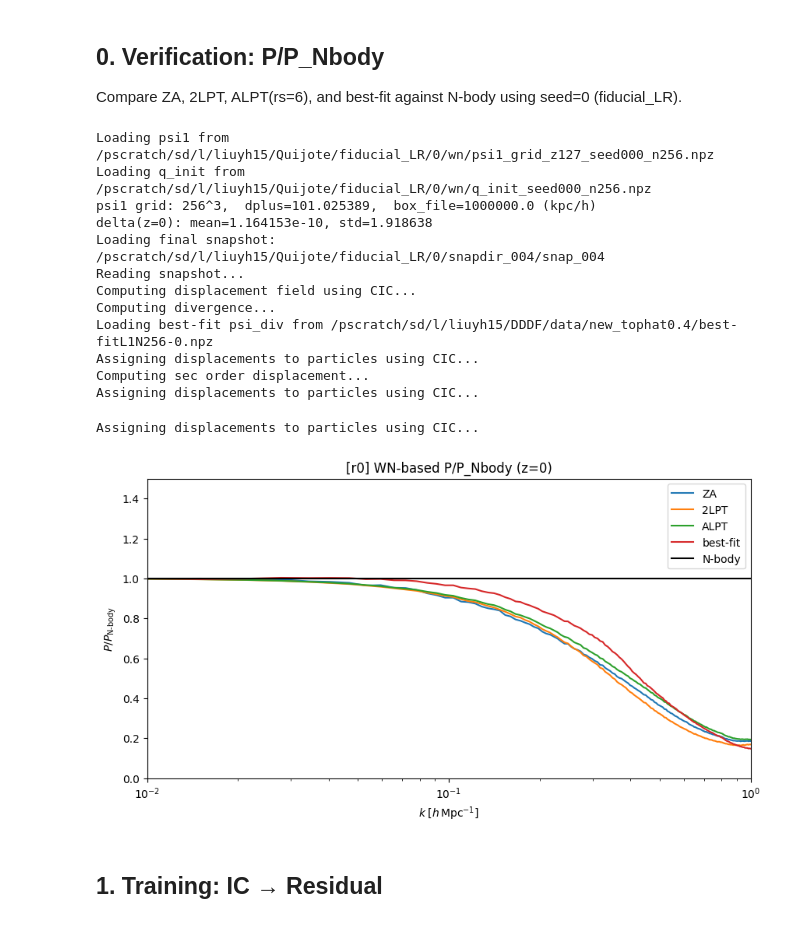
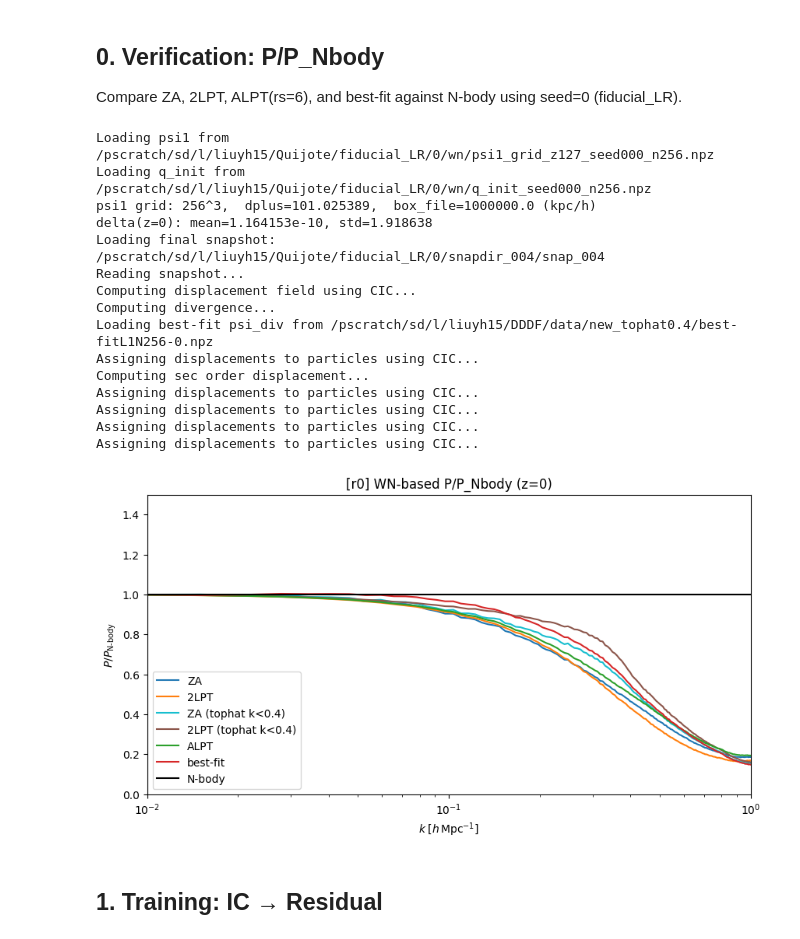
Before and after one commit to davidliuyh/DDDF, a Jupyter notebook: src/new_ic2residual.ipynb, the cells around one changed output. Saved outputs shown, nothing was run; the diff lists cells and outputs as text; code cells hidden in the pictures.

Commit message:
add ZA/2LPT tophat 0.4 tests

```diff
--- a/src/new_ic2residual.ipynb
+++ b/src/new_ic2residual.ipynb
@@ -99,46 +99,58 @@ psi_div_2  = dl.div_psi_2(init_delta, veck_main)
 psi_div_2LPT = psi_div_ZA + psi_div_2
 delta_2LPT = psi_div_to_delta(psi_div_2LPT, dl, q_init, veck_main, N_p, boxsize, MAS)
 
+# Low-pass top-hat filter in k-space on ∇·Ψ, then reconstruct with the same pipeline
+k_cut = 0.4
+k_filter = dl.k_tophat_filter(0.0, k_cut, veck_main)
+
+psi_div_ZA_th = dl.kx2x_convolve(k_filter, psi_div_ZA)
+delta_ZA_th   = psi_div_to_delta(psi_div_ZA_th, dl, q_init, veck_main, N_p, boxsize, MAS)
+
+psi_div_2LPT_th = dl.kx2x_convolve(k_filter, psi_div_2LPT)
+delta_2LPT_th   = psi_div_to_delta(psi_div_2LPT_th, dl, q_init, veck_main, N_p, boxsize, MAS)
+
 # ALPT (augmented LPT)
 LPT2_disp = dl.disp_from_psi_div(psi_div_2LPT, veck_main, N_p)
 psi_div_ALPT = dl.div_ALPT(LPT2_disp, veck_main, rs=6, delta1=init_delta)
 delta_ALPT = psi_div_to_delta(psi_div_ALPT, dl, q_init, veck_main, N_p, boxsize, MAS)
 
 # ── P/P_Nbody comparison ──────────────────────────────────────────────────
-labels = ['ZA', '2LPT', 'ALPT', 'best-fit', 'N-body']
-deltas = [delta_ZA, delta_2LPT, delta_ALPT, bf_delta, tgt_delta]
-colors = ['tab:blue', 'tab:orange', 'tab:green', 'tab:red', 'k']
+labels = ['ZA', '2LPT', 'ZA (tophat k<0.4)', '2LPT (tophat k<0.4)', 'ALPT', 'best-fit', 'N-body']
+deltas = [delta_ZA, delta_2LPT, delta_ZA_th, delta_2LPT_th, delta_ALPT, bf_delta, tgt_delta]
+colors = ['tab:blue', 'tab:orange', 'tab:cyan', 'tab:brown', 'tab:green', 'tab:red', 'k']
 
 pks = [PKL.Pk(d, boxsize, axis=0, MAS=MAS, threads=threads, verbose=False) for d in deltas]
 k = pks[0].k3D
 
 fig, ax = plt.subplots(figsize=(10, 5))
 for pk_i, lab, col in zip(pks, labels, colors):
     ax.plot(k, pk_i.Pk[:, 0] / pks[-1].Pk[:, 0], label=lab, color=col)
 
 ax.set_xscale('log')
 ax.set_xlabel(r'$k\;[h\,\mathrm{Mpc}^{-1}]$')
 ax.set_ylabel(r'$P / P_{\rm N\text{-}body}$')
 ax.set_xlim(0.01, 1.0)
 ax.set_ylim(0, 1.5)
 ax.legend()
 plt.title(f'[r{verify_r}] WN-based P/P_Nbody (z=0)')
 plt.show()
 # %% [output]
 Loading psi1 from /pscratch/sd/l/liuyh15/Quijote/fiducial_LR/0/wn/psi1_grid_z127_seed000_n256.npz
 Loading q_init from /pscratch/sd/l/liuyh15/Quijote/fiducial_LR/0/wn/q_init_seed000_n256.npz
 psi1 grid: 256^3,  dplus=101.025389,  box_file=1000000.0 (kpc/h)
 delta(z=0): mean=1.164153e-10, std=1.918638
 Loading final snapshot: /pscratch/sd/l/liuyh15/Quijote/fiducial_LR/0/snapdir_004/snap_004
 Reading snapshot...
 Computing displacement field using CIC...
 Computing divergence...
 Loading best-fit psi_div from /pscratch/sd/l/liuyh15/DDDF/data/new_tophat0.4/best-fitL1N256-0.npz
 Assigning displacements to particles using CIC...
 Computing sec order displacement...
 Assigning displacements to particles using CIC...
+Assigning displacements to particles using CIC...
+Assigning displacements to particles using CIC...
+Assigning displacements to particles using CIC...
-Assigning displacements to particles using CIC...
-[figure, old version]
+[figure, new version]
 # %% [markdown]
 ## 1. Training: IC → Residual
 # %%
```
